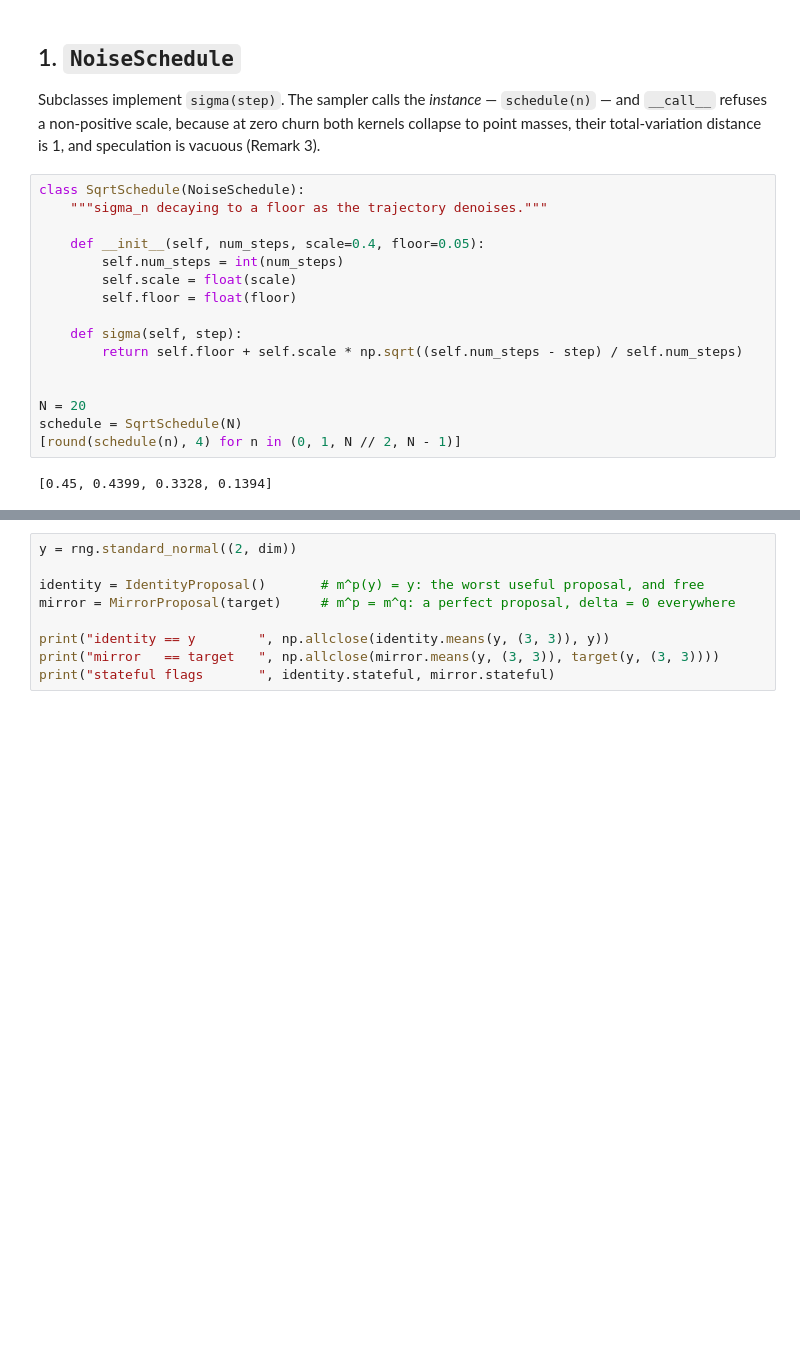
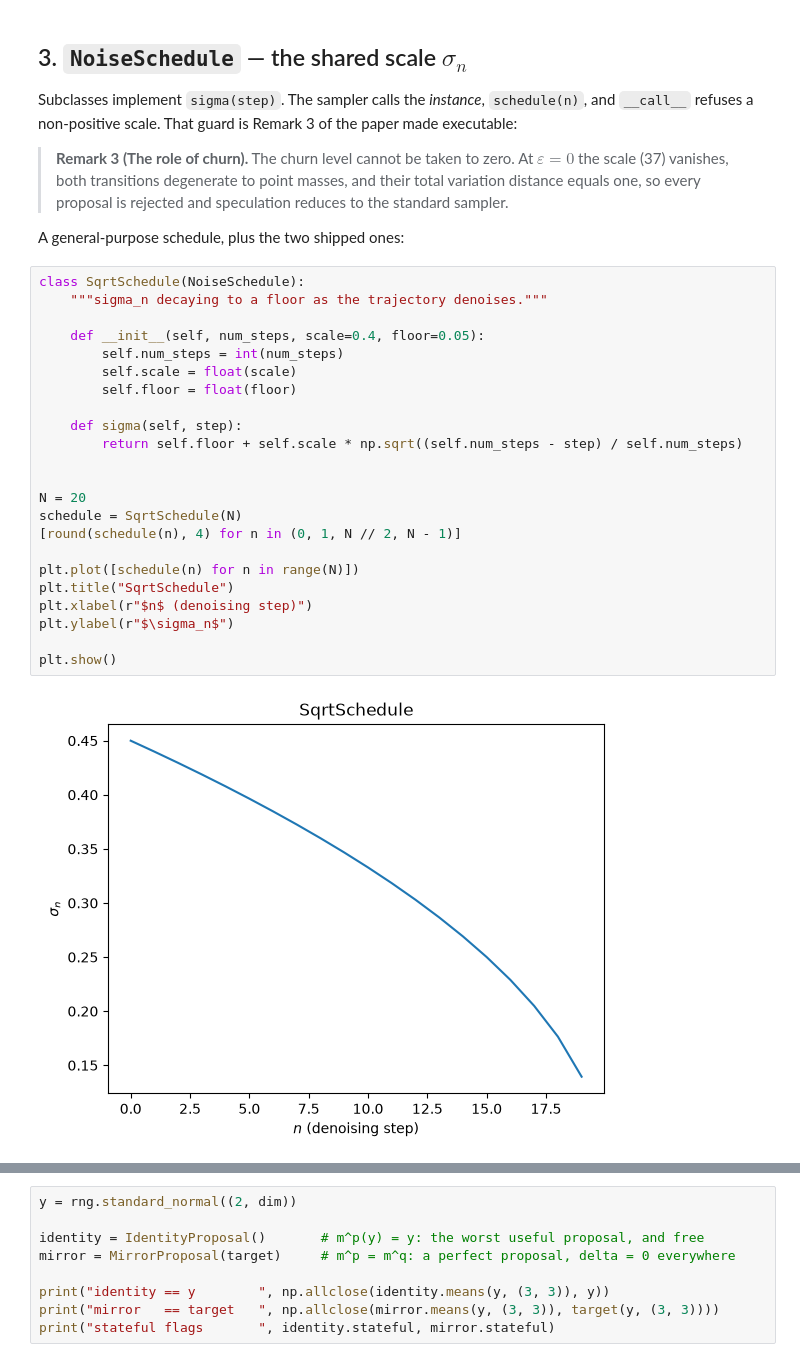
Before and after one commit to marcellobullo/tree-specdiff, a Jupyter notebook: notebooks/kernels_tutorial.ipynb, the cells around one changed output, grey strips where cells are left out. Saved outputs shown, nothing was run; the diff lists cells and outputs as text; blank space fills up the shorter version.

```diff
--- a/notebooks/kernels_tutorial.ipynb
+++ b/notebooks/kernels_tutorial.ipynb
@@ -38,26 +164,39 @@ rng = np.random.default_rng(0)
 # %% [markdown]
-## 1. `NoiseSchedule`
+## 3. `NoiseSchedule` — the shared scale $\sigma_n$
 
-Subclasses implement `sigma(step)`. The sampler calls the *instance* — `schedule(n)` — and
-`__call__` refuses a non-positive scale, because at zero churn both kernels collapse to point
-masses, their total-variation distance is 1, and speculation is vacuous (Remark 3).
+Subclasses implement `sigma(step)`. The sampler calls the *instance*, `schedule(n)`, and
+`__call__` refuses a non-positive scale. That guard is Remark 3 of the paper made executable:
+
+> **Remark 3 (The role of churn).** The churn level cannot be taken to zero. At $\varepsilon = 0$
+> the scale (37) vanishes, both transitions degenerate to point masses, and their total variation
+> distance equals one, so every proposal is rejected and speculation reduces to the standard
+> sampler.
+
+A general-purpose schedule, plus the two shipped ones:
 # %%
 class SqrtSchedule(NoiseSchedule):
     """sigma_n decaying to a floor as the trajectory denoises."""
 
     def __init__(self, num_steps, scale=0.4, floor=0.05):
         self.num_steps = int(num_steps)
         self.scale = float(scale)
         self.floor = float(floor)
 
     def sigma(self, step):
         return self.floor + self.scale * np.sqrt((self.num_steps - step) / self.num_steps)
 
 
 N = 20
 schedule = SqrtSchedule(N)
 [round(schedule(n), 4) for n in (0, 1, N // 2, N - 1)]
+
+plt.plot([schedule(n) for n in range(N)])
+plt.title("SqrtSchedule")
+plt.xlabel(r"$n$ (denoising step)")
+plt.ylabel(r"$\sigma_n$")
+
+plt.show()
 # %% [output]
-[0.45, 0.4399, 0.3328, 0.1394]
+[figure, added]
 # %%
 # The two batteries-included schedules.
```
Also changed, not shown: parts of 40 cells of this notebook, 2 other files.
